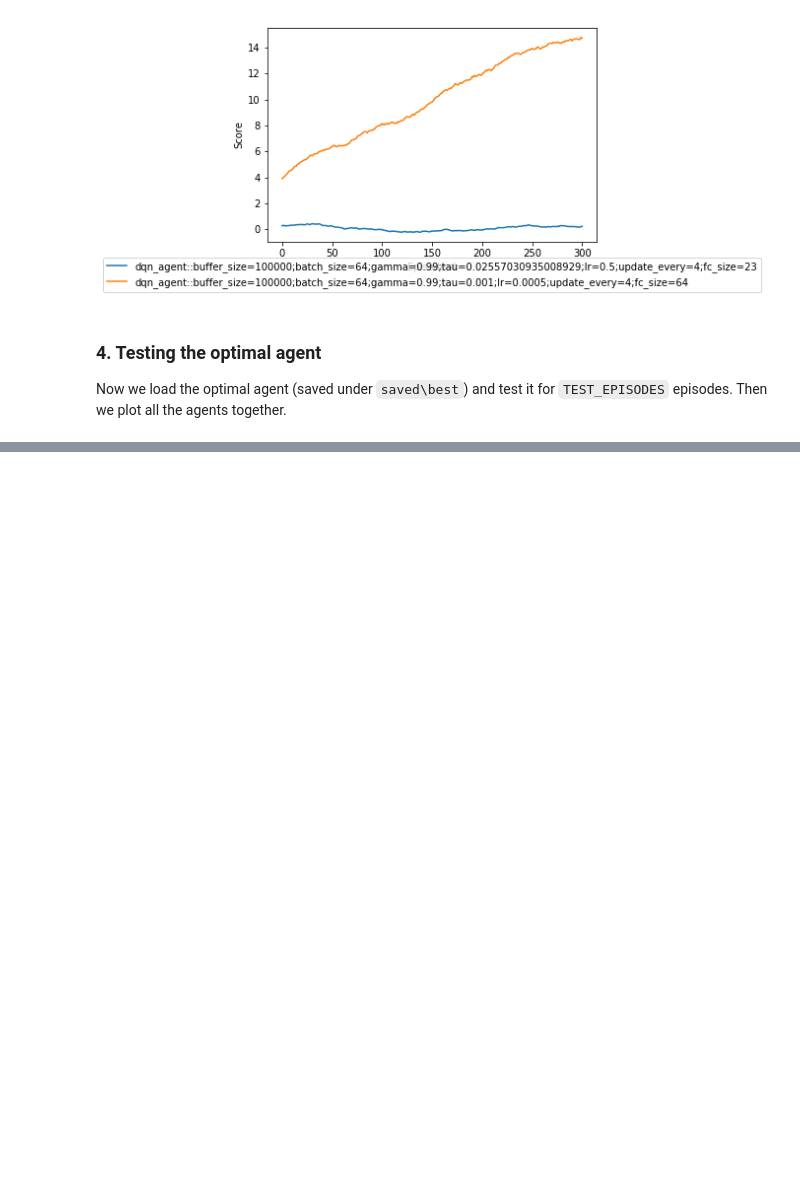
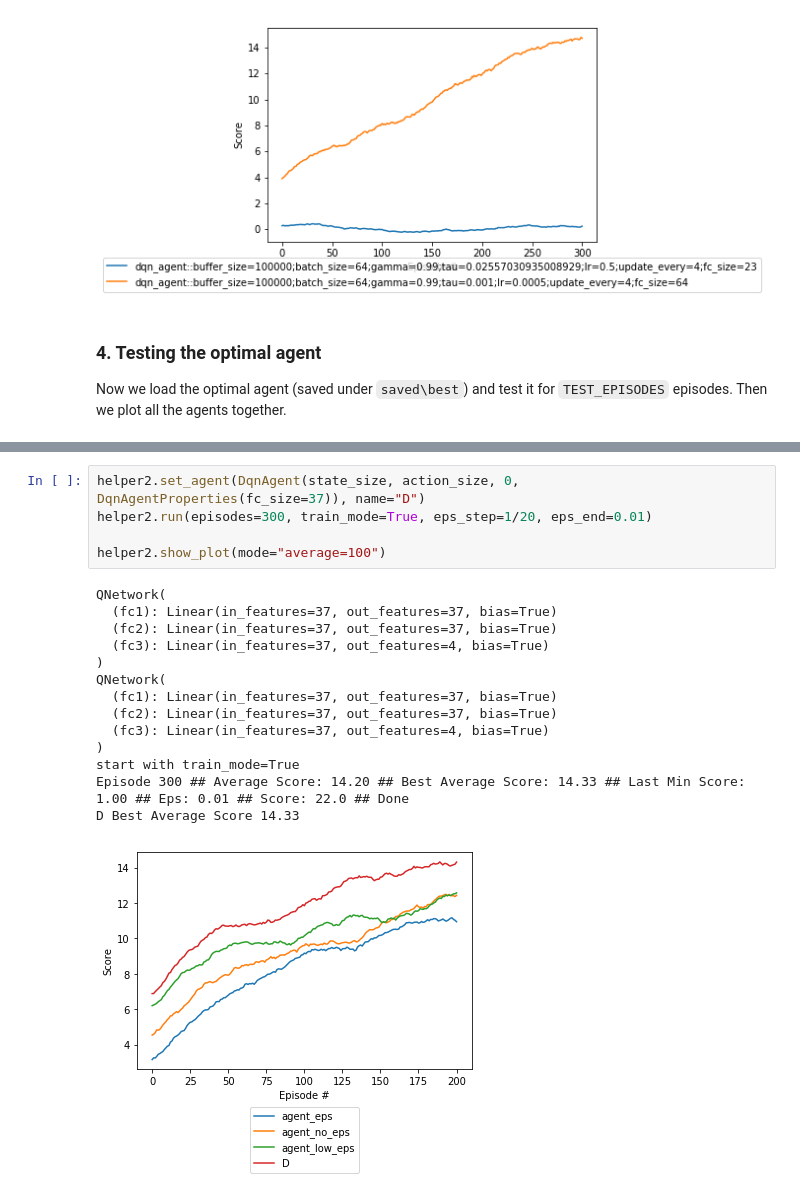
Before and after one commit to rwiatr/deep-reinforcement-learning, a Jupyter notebook: navigation/Navigation.ipynb, the cells around one changed output, grey strips where cells are left out. Drawn from its saved outputs; the diff is of its cells as text; blank space fills up the shorter version.

```diff
--- a/navigation/Navigation.ipynb
+++ b/navigation/Navigation.ipynb
@@ -140,0 +194,20 @@ dqn_agent::buffer_size=100000;batch_size=64;gamma=0.99;tau=0.001;lr=0.0005;updat
+# %%
+helper2.set_agent(DqnAgent(state_size, action_size, 0, DqnAgentProperties(fc_size=37)), name="D")
+helper2.run(episodes=300, train_mode=True, eps_step=1/20, eps_end=0.01)
+
+helper2.show_plot(mode="average=100")
+# %% [output]
+QNetwork(
+  (fc1): Linear(in_features=37, out_features=37, bias=True)
+  (fc2): Linear(in_features=37, out_features=37, bias=True)
+  (fc3): Linear(in_features=37, out_features=4, bias=True)
+)
+QNetwork(
+  (fc1): Linear(in_features=37, out_features=37, bias=True)
+  (fc2): Linear(in_features=37, out_features=37, bias=True)
+  (fc3): Linear(in_features=37, out_features=4, bias=True)
+)
+start with train_mode=True
+Episode 300 ## Average Score: 14.20 ## Best Average Score: 14.33 ## Last Min Score: 1.00 ## Eps: 0.01 ## Score: 22.0 ## Done
+D Best Average Score 14.33
+[figure, added]
```
Also changed, not shown: parts of 5 cells of this notebook, 2 other files.
